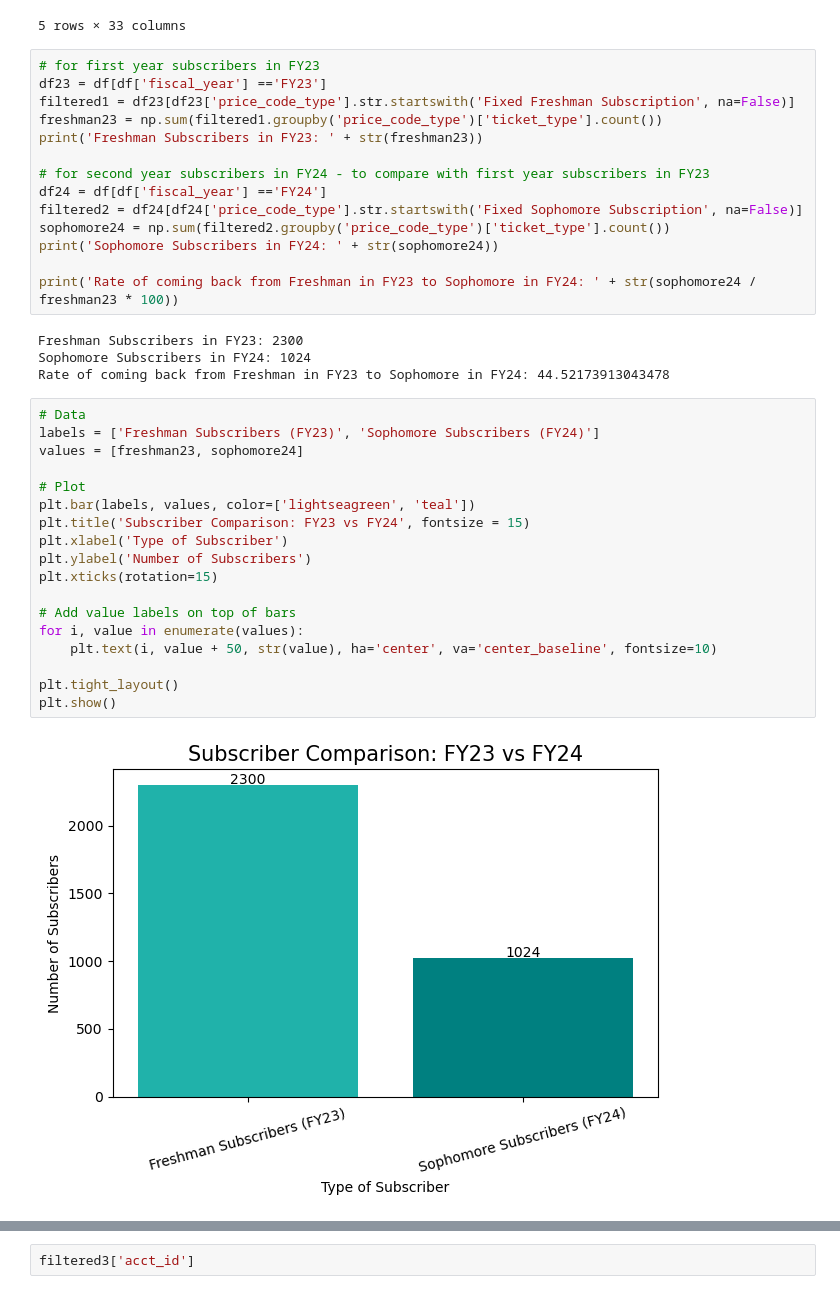
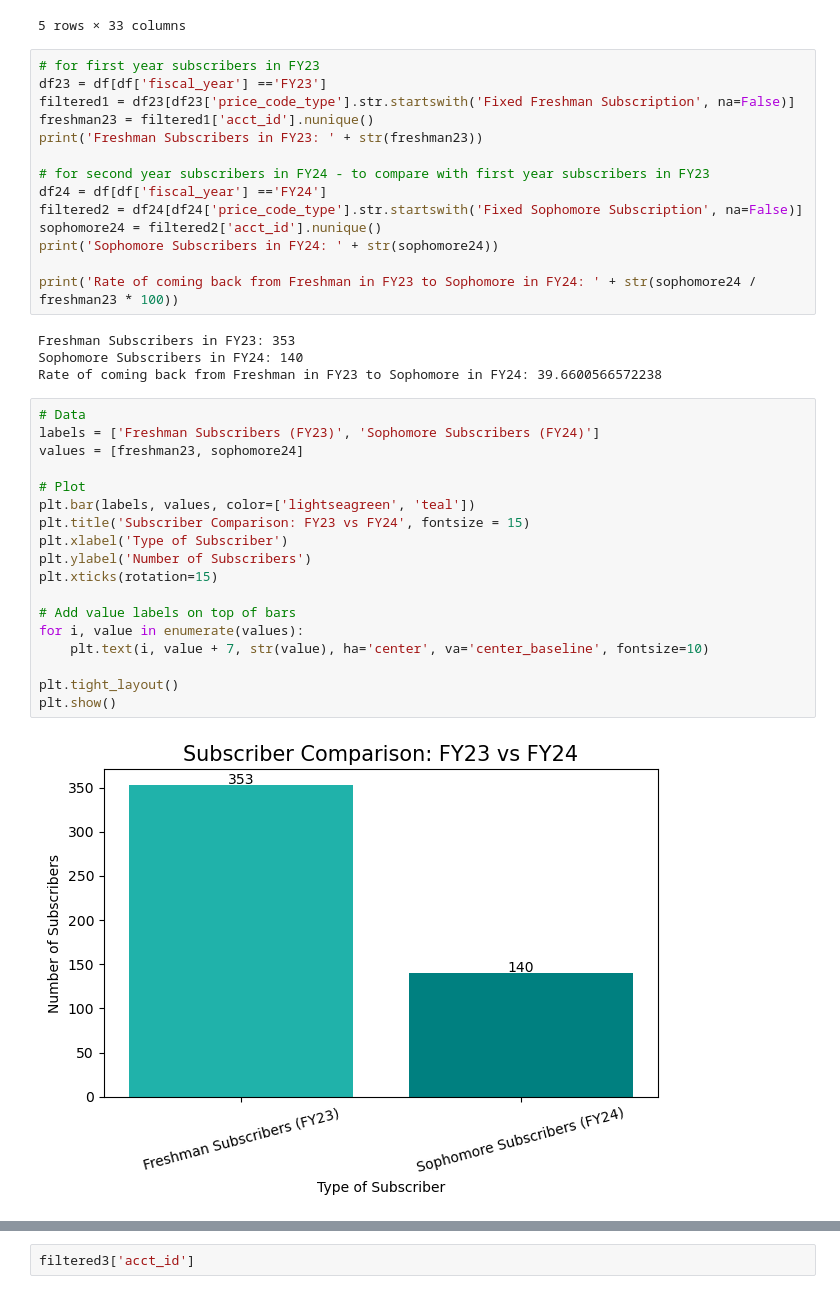
Before and after one commit to gabriela-ilinca/ASO, a Jupyter notebook: briana_workbook.ipynb, the cells around one changed output, grey strips where cells are left out. Saved outputs shown, nothing was run; the diff lists cells and outputs as text.

Commit message:
all the initial graph changes

```diff
--- a/briana_workbook.ipynb
+++ b/briana_workbook.ipynb
@@ -18,40 +18,40 @@ df.head()
 # for first year subscribers in FY23
 df23 = df[df['fiscal_year'] =='FY23']
 filtered1 = df23[df23['price_code_type'].str.startswith('Fixed Freshman Subscription', na=False)]
-freshman23 = np.sum(filtered1.groupby('price_code_type')['ticket_type'].count())
+freshman23 = filtered1['acct_id'].nunique()
 print('Freshman Subscribers in FY23: ' + str(freshman23))
 
 # for second year subscribers in FY24 - to compare with first year subscribers in FY23
 df24 = df[df['fiscal_year'] =='FY24']
 filtered2 = df24[df24['price_code_type'].str.startswith('Fixed Sophomore Subscription', na=False)]
-sophomore24 = np.sum(filtered2.groupby('price_code_type')['ticket_type'].count())
+sophomore24 = filtered2['acct_id'].nunique()
 print('Sophomore Subscribers in FY24: ' + str(sophomore24))
 
 print('Rate of coming back from Freshman in FY23 to Sophomore in FY24: ' + str(sophomore24 / freshman23 * 100))
 # %% [output]
-Freshman Subscribers in FY23: 2300
-Sophomore Subscribers in FY24: 1024
-Rate of coming back from Freshman in FY23 to Sophomore in FY24: 44.52173913043478
+Freshman Subscribers in FY23: 353
+Sophomore Subscribers in FY24: 140
+Rate of coming back from Freshman in FY23 to Sophomore in FY24: 39.6600566572238
 # %%
 # Data
 labels = ['Freshman Subscribers (FY23)', 'Sophomore Subscribers (FY24)']
 values = [freshman23, sophomore24]
 
 # Plot
 plt.bar(labels, values, color=['lightseagreen', 'teal'])
 plt.title('Subscriber Comparison: FY23 vs FY24', fontsize = 15)
 plt.xlabel('Type of Subscriber')
 plt.ylabel('Number of Subscribers')
 plt.xticks(rotation=15)
 
 # Add value labels on top of bars
 for i, value in enumerate(values):
-    plt.text(i, value + 50, str(value), ha='center', va='center_baseline', fontsize=10)
+    plt.text(i, value + 7, str(value), ha='center', va='center_baseline', fontsize=10)
 
 plt.tight_layout()
 plt.show()
 # %% [output]
-[figure, old version]
+[figure, new version]
 # %%
 # for 2 year subscribers in FY23
 df23 = df[df['fiscal_year'] =='FY23']
```
Also changed, not shown: parts of 4 cells of this notebook.
